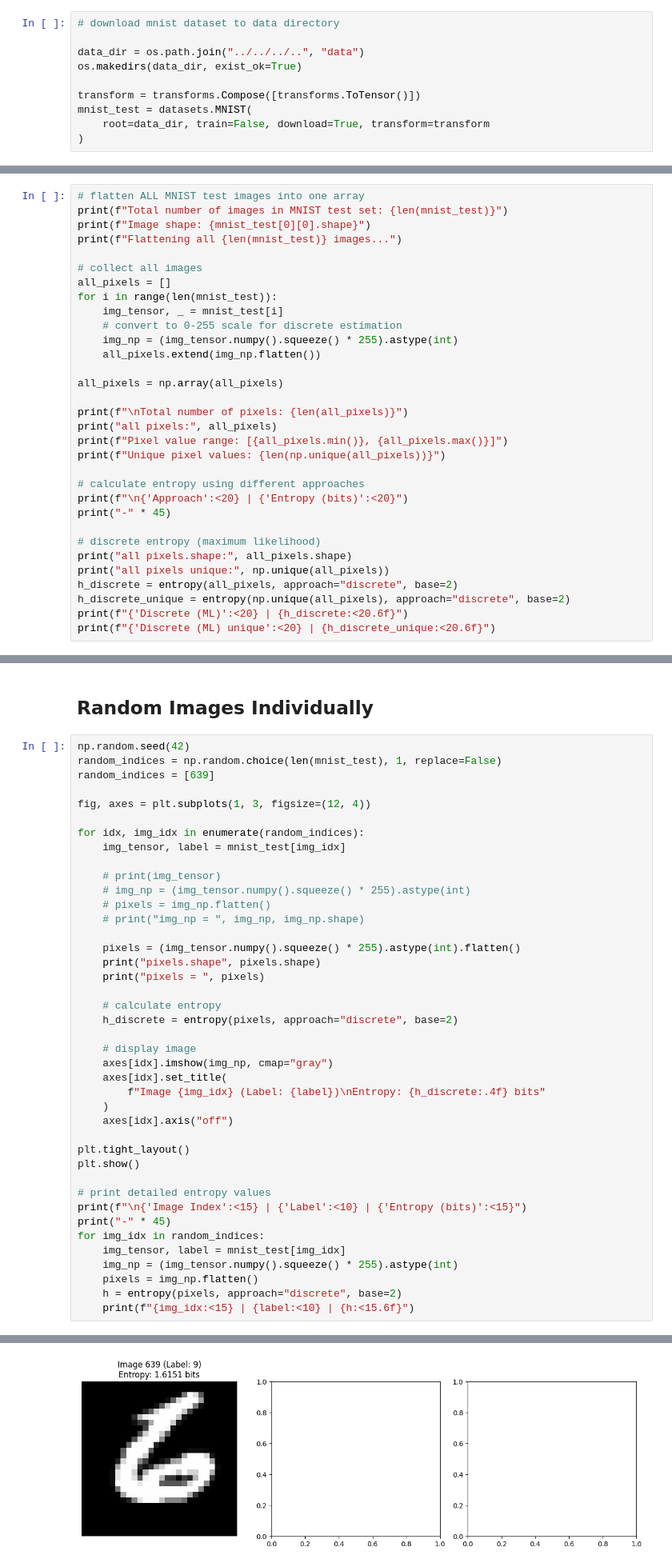
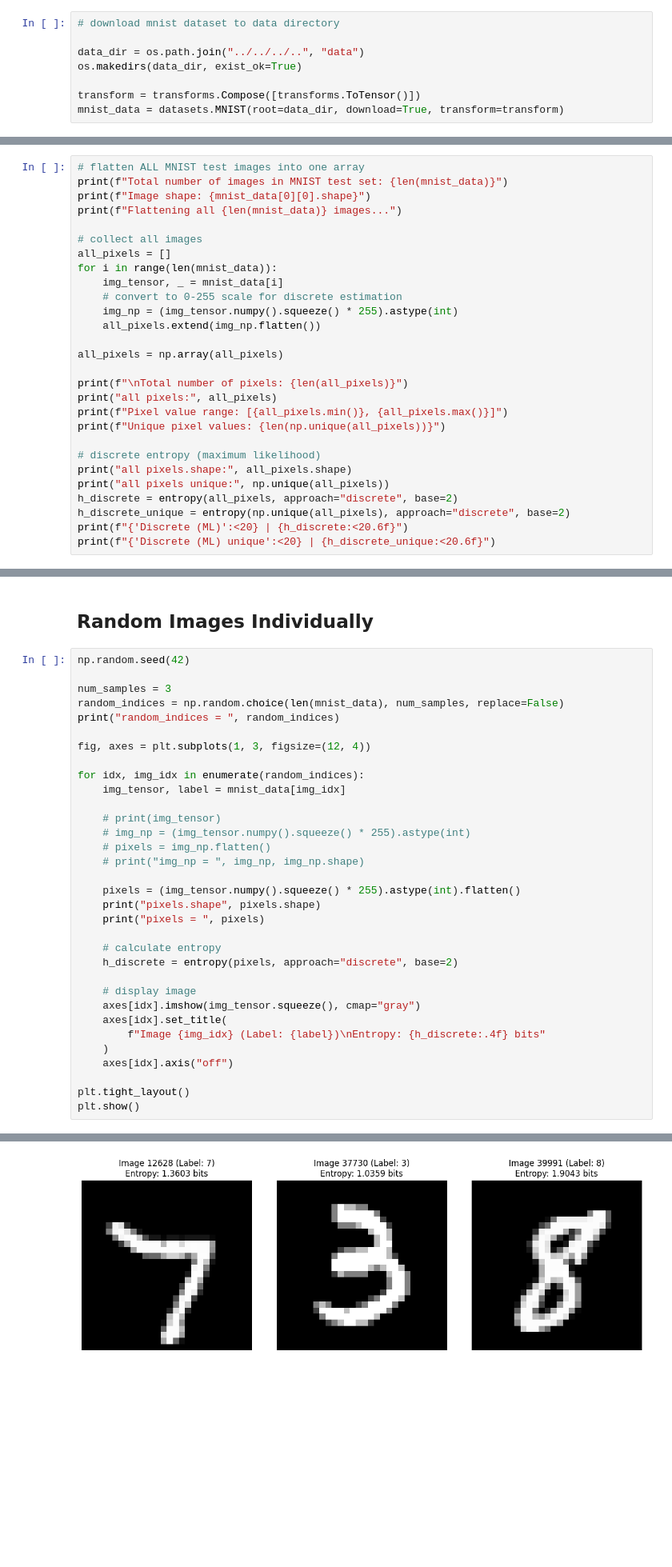
Before and after one commit to saifulkhan/vis4ml-service, a Jupyter notebook: app/domain/model/notebooks/estimate_entropy_mnist_1.ipynb, the cells around one changed output, grey strips where cells are left out. Shown at 80% size. Saved outputs shown, nothing was run; the diff lists cells and outputs as text; blank space fills up the shorter version.

```diff
--- a/app/domain/model/notebooks/estimate_entropy_mnist_1.ipynb
+++ b/app/domain/model/notebooks/estimate_entropy_mnist_1.ipynb
@@ -25,21 +25,19 @@ data_dir = os.path.join("../../../..", "data")
 os.makedirs(data_dir, exist_ok=True)
 
 transform = transforms.Compose([transforms.ToTensor()])
-mnist_test = datasets.MNIST(
-    root=data_dir, train=False, download=True, transform=transform
-)
+mnist_data = datasets.MNIST(root=data_dir, download=True, transform=transform)
 # %% [markdown]
 ## Entropy of Estimation All MNIST Images
 # %%
 # flatten ALL MNIST test images into one array
-print(f"Total number of images in MNIST test set: {len(mnist_test)}")
-print(f"Image shape: {mnist_test[0][0].shape}")
-print(f"Flattening all {len(mnist_test)} images...")
+print(f"Total number of images in MNIST test set: {len(mnist_data)}")
+print(f"Image shape: {mnist_data[0][0].shape}")
+print(f"Flattening all {len(mnist_data)} images...")
 
 # collect all images
 all_pixels = []
-for i in range(len(mnist_test)):
-    img_tensor, _ = mnist_test[i]
+for i in range(len(mnist_data)):
+    img_tensor, _ = mnist_data[i]
     # convert to 0-255 scale for discrete estimation
     img_np = (img_tensor.numpy().squeeze() * 255).astype(int)
     all_pixels.extend(img_np.flatten())
@@ -51,10 +49,6 @@ print("all pixels:", all_pixels)
 print(f"Pixel value range: [{all_pixels.min()}, {all_pixels.max()}]")
 print(f"Unique pixel values: {len(np.unique(all_pixels))}")
 
-# calculate entropy using different approaches
-print(f"\n{'Approach':<20} | {'Entropy (bits)':<20}")
-print("-" * 45)
-
 # discrete entropy (maximum likelihood)
 print("all pixels.shape:", all_pixels.shape)
 print("all pixels unique:", np.unique(all_pixels))
@@ -118,13 +112,15 @@ plt.show()
 ## Random Images Individually
 # %%
 np.random.seed(42)
-random_indices = np.random.choice(len(mnist_test), 1, replace=False)
-random_indices = [639]
+
+num_samples = 3
+random_indices = np.random.choice(len(mnist_data), num_samples, replace=False)
+print("random_indices = ", random_indices)
 
 fig, axes = plt.subplots(1, 3, figsize=(12, 4))
 
 for idx, img_idx in enumerate(random_indices):
-    img_tensor, label = mnist_test[img_idx]
+    img_tensor, label = mnist_data[img_idx]
 
     # print(img_tensor)
     # img_np = (img_tensor.numpy().squeeze() * 255).astype(int)
@@ -139,7 +135,7 @@ for idx, img_idx in enumerate(random_indices):
     h_discrete = entropy(pixels, approach="discrete", base=2)
 
     # display image
-    axes[idx].imshow(img_np, cmap="gray")
+    axes[idx].imshow(img_tensor.squeeze(), cmap="gray")
     axes[idx].set_title(
         f"Image {img_idx} (Label: {label})\nEntropy: {h_discrete:.4f} bits"
     )
@@ -147,14 +143,4 @@ for idx, img_idx in enumerate(random_indices):
 
 plt.tight_layout()
 plt.show()
-
-# print detailed entropy values
-print(f"\n{'Image Index':<15} | {'Label':<10} | {'Entropy (bits)':<15}")
-print("-" * 45)
-for img_idx in random_indices:
-    img_tensor, label = mnist_test[img_idx]
-    img_np = (img_tensor.numpy().squeeze() * 255).astype(int)
-    pixels = img_np.flatten()
-    h = entropy(pixels, approach="discrete", base=2)
-    print(f"{img_idx:<15} | {label:<10} | {h:<15.6f}")
 # %% [output]
@@ -174,5 +160,5 @@ pixels =  [  0   0   0   0   0   0   0   0   0   0   0   0   0   0   0   0   0
    0   0   0   0   0   0   0   0   0   0   0   0   0   0   0   0   0   0
    0   0   0   0   0   0   0   0   0   0   0   0   0   0   0   0   0   0
    0   0   0   0   0   0   0   0   0   0   0   0   0   0   0   0   0   0
    0   0   0   0   0   0   0   0   0   0]
-[figure, old version]
+[figure, new version]
```
Also changed, not shown: parts of 3 cells of this notebook.
